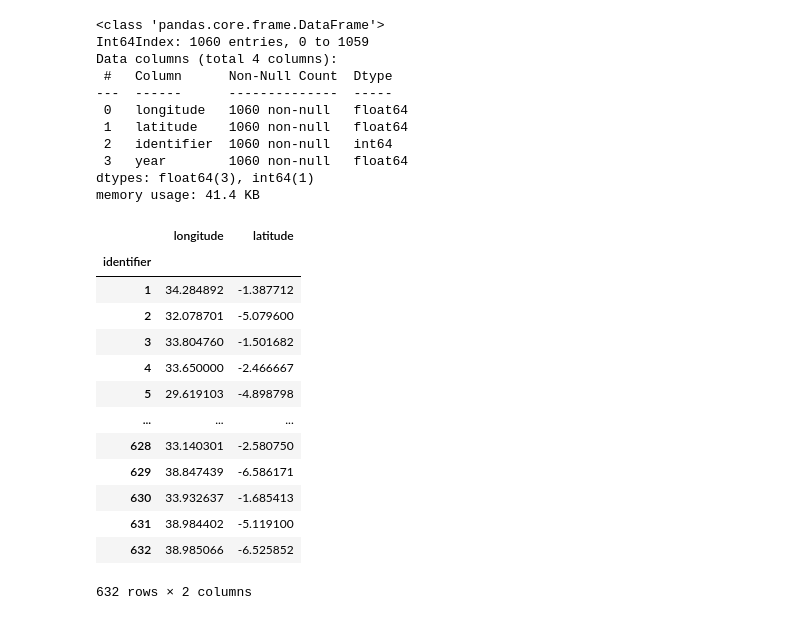
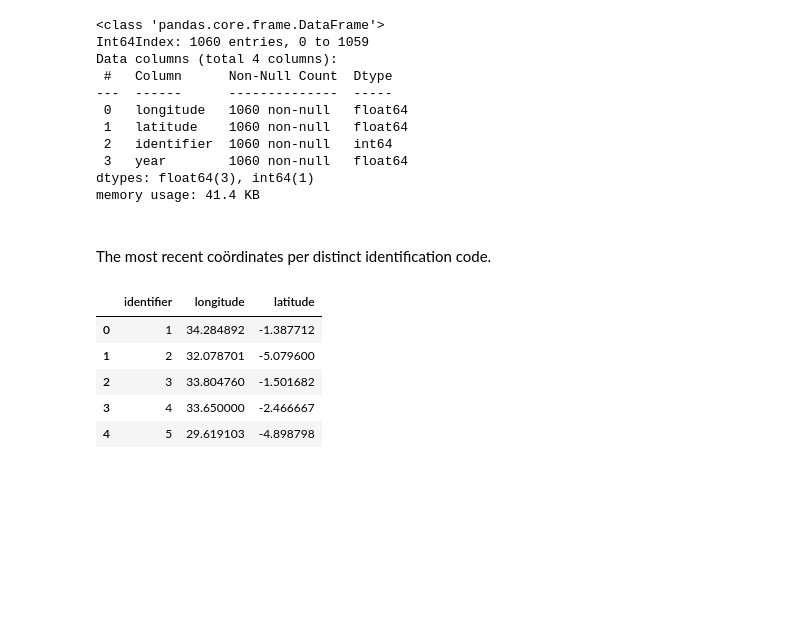
Before and after one commit to helminthiases/networks, a Jupyter notebook: notebooks/graphs.ipynb, the cells around one changed output. Saved outputs shown, nothing was run; the diff lists cells and outputs as text; code cells hidden in the pictures; blank space fills up the shorter version.

```diff
--- a/notebooks/graphs.ipynb
+++ b/notebooks/graphs.ipynb
@@ -317,20 +319,18 @@ Data columns (total 4 columns):
  3   year        1060 non-null   float64
 dtypes: float64(3), int64(1)
 memory usage: 41.4 KB
+# %% [markdown]
+<br>
+
+The most recent co&ouml;rdinates per distinct identification code.
 # %%
-example[['longitude', 'latitude', 'identifier']].groupby(by='identifier').agg(lambda x: x.iloc[-1])
+points = example[['longitude', 'latitude', 'identifier']].groupby(by='identifier').agg(lambda x: x.iloc[-1])
+points = points.copy().reset_index()
+points.head()
 # %% [output]
-|  | longitude | latitude |
-| identifier |  |  |
-| 1 | 34.284892 | -1.387712 |
-| 2 | 32.078701 | -5.079600 |
-| 3 | 33.804760 | -1.501682 |
-| 4 | 33.650000 | -2.466667 |
-| 5 | 29.619103 | -4.898798 |
-| ... | ... | ... |
-| 628 | 33.140301 | -2.580750 |
-| 629 | 38.847439 | -6.586171 |
-| 630 | 33.932637 | -1.685413 |
-| 631 | 38.984402 | -5.119100 |
-| 632 | 38.985066 | -6.525852 |
+|  | identifier | longitude | latitude |
+| 0 | 1 | 34.284892 | -1.387712 |
+| 1 | 2 | 32.078701 | -5.079600 |
+| 2 | 3 | 33.804760 | -1.501682 |
+| 3 | 4 | 33.650000 | -2.466667 |
+| 4 | 5 | 29.619103 | -4.898798 |
-632 rows × 2 columns
```
Also changed, not shown: parts of 1 cell of this notebook.
